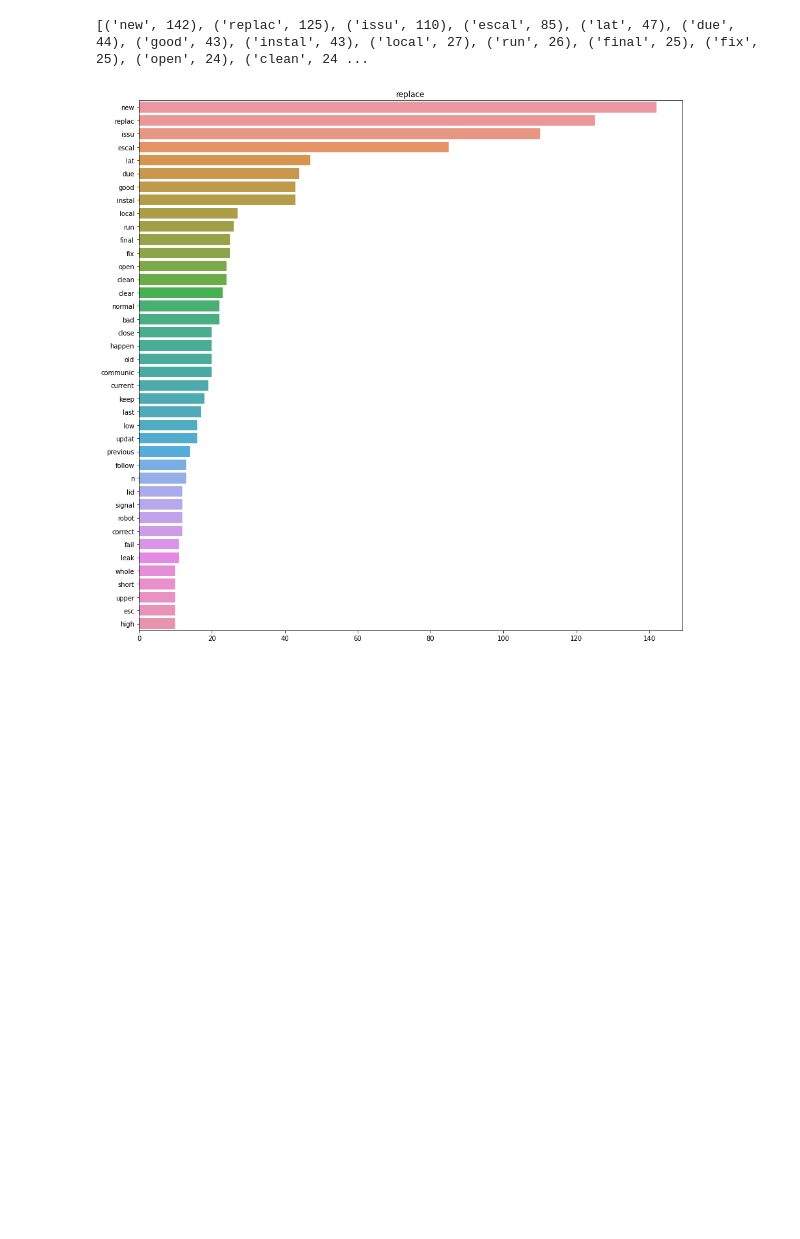
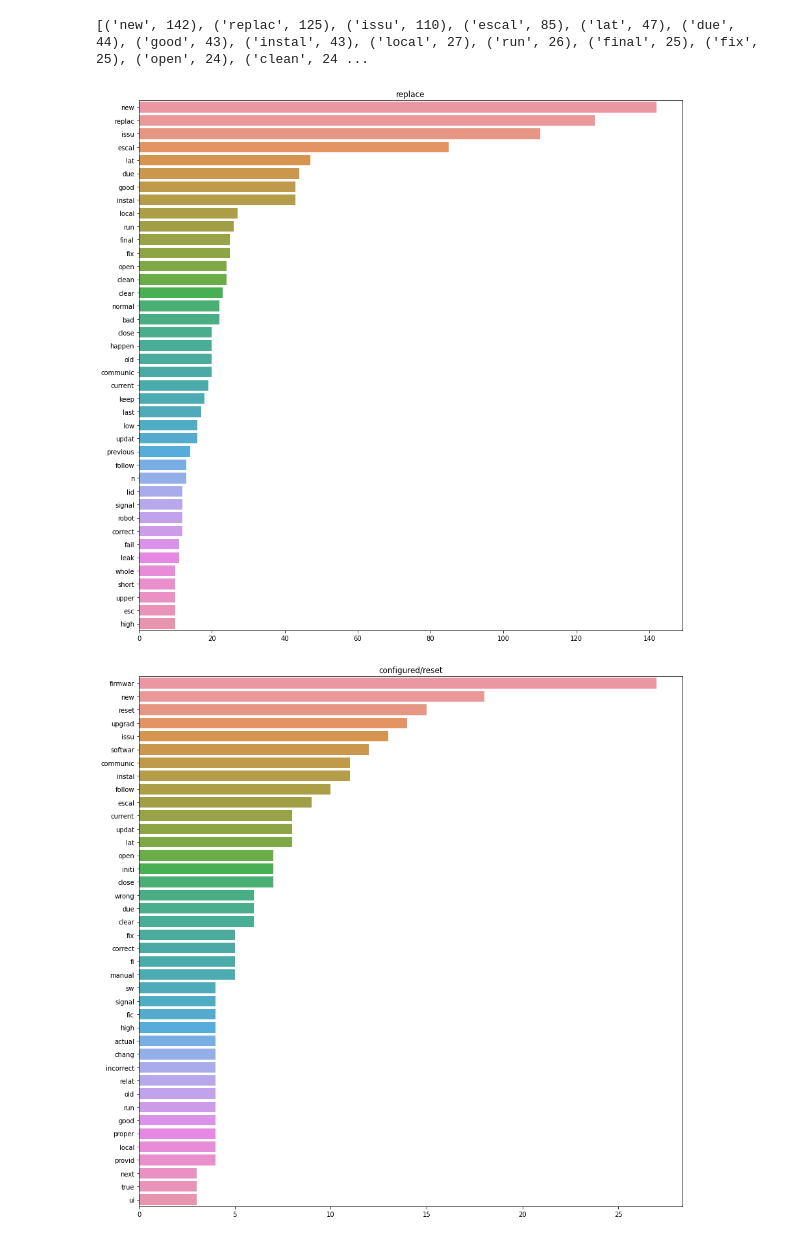
Before and after one commit to web-d-jun/python-ml, a Jupyter notebook: src/text_learn.ipynb, the cells around one changed output. Drawn from its saved outputs; the diff is of its cells as text; code cells hidden in the pictures; blank space fills up the shorter version.

```diff
--- a/src/text_learn.ipynb
+++ b/src/text_learn.ipynb
@@ -353,30 +356,45 @@ y=[]
 for word, count in most[:40]:
     if(word not in stop):
         x.append(word)
         y.append(count)
 plt.figure(figsize=(15,15))
 sns.barplot(x=y,y=x)
 plt.title('adjust/calibrated')
 plt.show()
 
 corpus=create_corpus('REPLACED','verbs')
 counter=Counter(corpus)
 most=counter.most_common()
 x=[]
 y=[]
 print(most)
 for word,count in most[:40]:
     if (word not in stop):
         x.append(word)
         y.append(count)
 plt.figure(figsize=(15,15))
 sns.barplot(x=y,y=x)
 plt.title('replace')
 plt.show()
+
+corpus=create_corpus('(RE) CONFIGURED/PROGRAMMED/RESET', 'verbs')
+counter=Counter(corpus)
+most=counter.most_common()
+x=[]
+y=[]
+for word,count in most[:40]:
+    if(word not in stop):
+        x.append(word)
+        y.append(count)
+plt.figure(figsize=(15,15))
+sns.barplot(x=y,y=x)
+plt.title('configured/reset')
+plt.show()
 # %% [output]
 [figure]
 [figure]
 [figure]
 [figure]
 [('new', 142), ('replac', 125), ('issu', 110), ('escal', 85), ('lat', 47), ('due', 44), ('good', 43), ('instal', 43), ('local', 27), ('run', 26), ('final', 25), ('fix', 25), ('open', 24), ('clean', 24 ...
 [figure]
+[figure, added]
```
Also changed, not shown: parts of 3 cells of this notebook.
